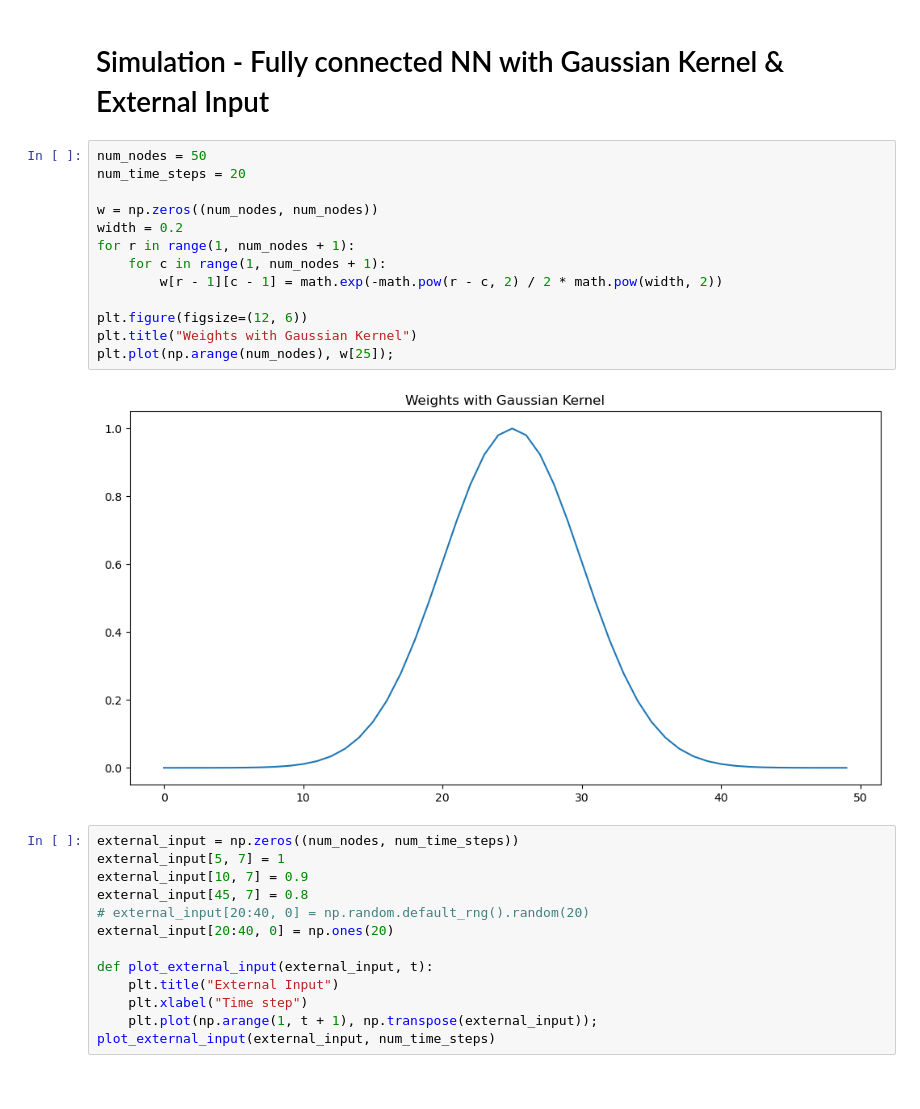
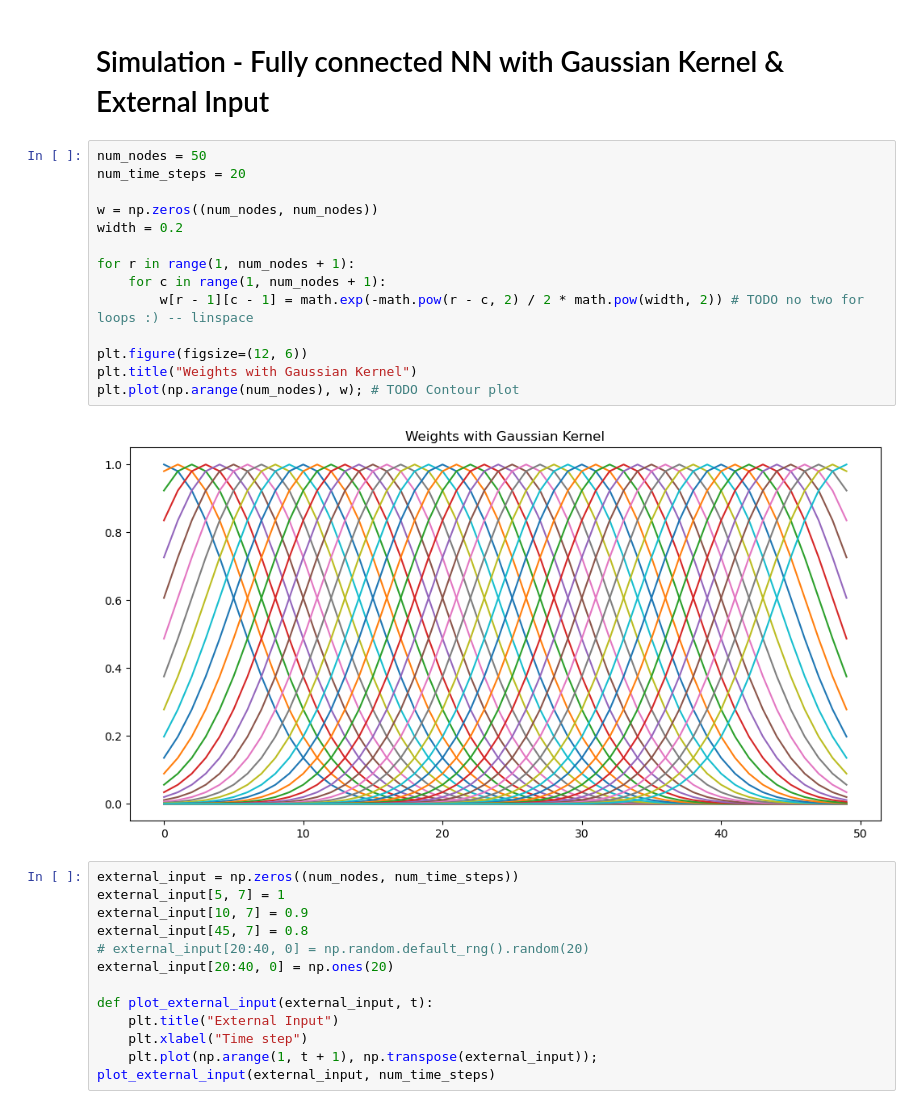
Before and after one commit to michealrm/Trappenberg_CAAN, a Jupyter notebook: caan_simulation.ipynb, the cells around one changed output. Saved outputs shown, nothing was run; the diff lists cells and outputs as text.

```diff
--- a/caan_simulation.ipynb
+++ b/caan_simulation.ipynb
@@ -8,18 +8,19 @@ import scipy as sp
 # %%
 num_nodes = 50
 num_time_steps = 20
 
 w = np.zeros((num_nodes, num_nodes))
 width = 0.2
+
 for r in range(1, num_nodes + 1):
     for c in range(1, num_nodes + 1):
-        w[r - 1][c - 1] = math.exp(-math.pow(r - c, 2) / 2 * math.pow(width, 2))
+        w[r - 1][c - 1] = math.exp(-math.pow(r - c, 2) / 2 * math.pow(width, 2)) # TODO no two for loops :) -- linspace
 
 plt.figure(figsize=(12, 6))
 plt.title("Weights with Gaussian Kernel")
-plt.plot(np.arange(num_nodes), w[25]);
+plt.plot(np.arange(num_nodes), w); # TODO Contour plot
 # %% [output]
-[figure, old version]
+[figure, new version]
 # %%
 external_input = np.zeros((num_nodes, num_time_steps))
 external_input[5, 7] = 1
```
Also changed, not shown: parts of 3 cells of this notebook.
